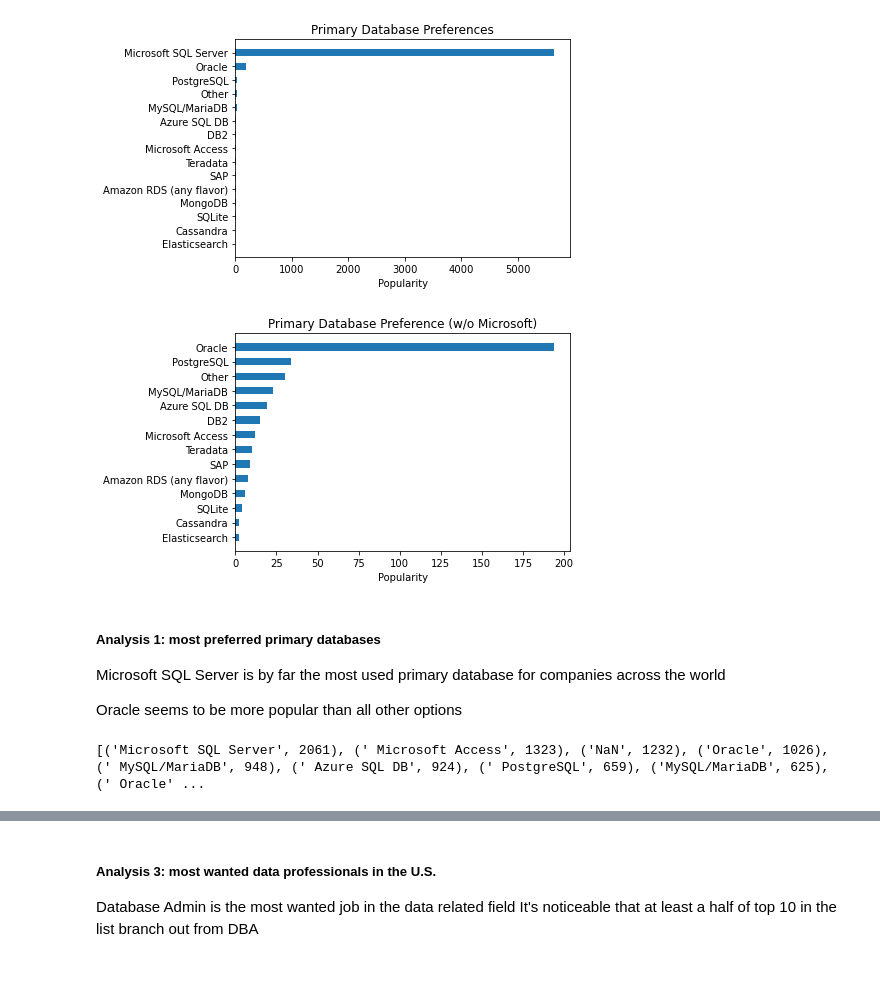
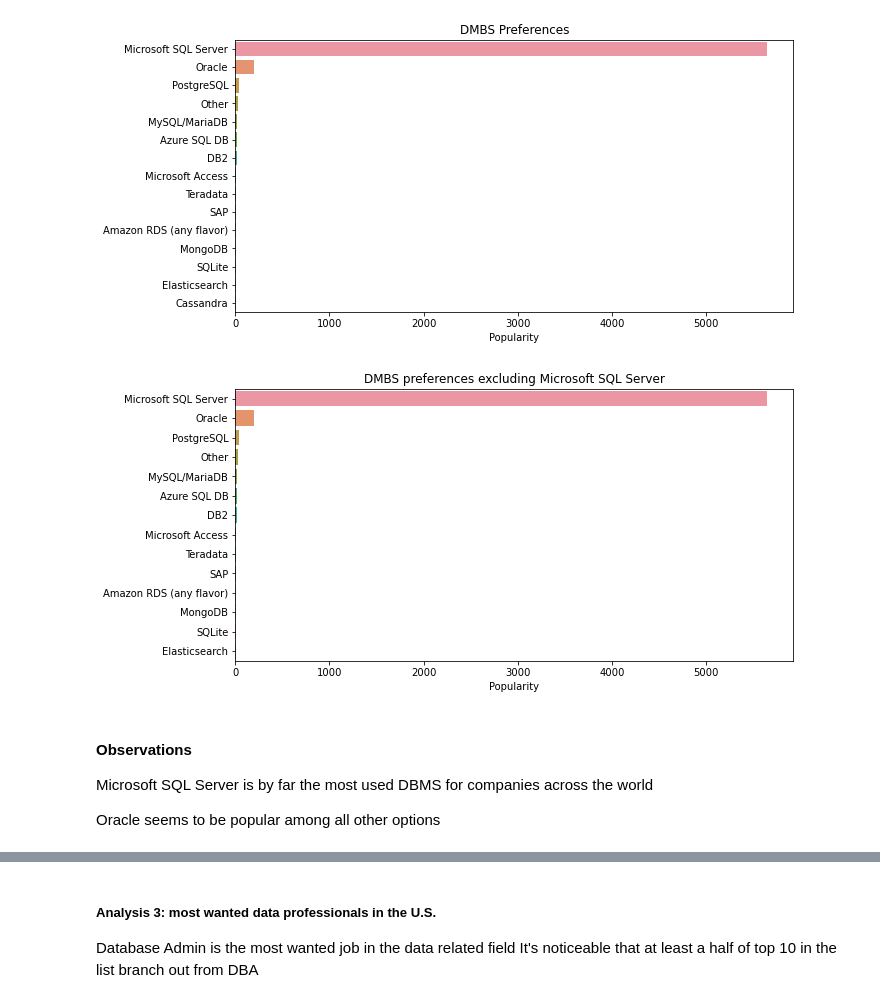
Before and after one commit to tw7366/Projects, a Jupyter notebook: Projects/2018 Data Professionals' Average Salaries.ipynb, the cells around one changed output, grey strips where cells are left out. Drawn from its saved outputs; the diff is of its cells as text; code cells hidden in the pictures; blank space fills up the shorter version.

Commit message:
restarted data prof 2018 analysis up to distribution of data jobs

```diff
--- a/Projects/2018 Data Professionals' Average Salaries.ipynb
+++ b/Projects/2018 Data Professionals' Average Salaries.ipynb
@@ -16,5 +16,6 @@ from collections import Counter, defaultdict
 # %%
-prof_table = pd.read_excel('2018_Data_Professionals_Salary.xlsx')
+prof_table = pd.read_csv(r'datasets\2018_Data_Professionals_Salary.csv', encoding='latin1')
+prof_table.drop(columns='OtherDatabases', inplace=True)
 print(prof_table.info())
 # %% [output]
 <class 'pandas.core.frame.DataFrame'>
@@ -63,0 +37,8 @@ print(primary_count)
+# %%
+prof_table.rename(columns={'SalaryUSD':'SALARY_USD', 'Country':'COUNTRY', 'PrimaryDatabase':'DMBS',
+                           'YearsWithThisDatabase':'DBMS_YEARS', 'JobTitle':'JOB_TITLE',
+                           'YearsWithThisTypeOfJob':'EXPERIENCE', 'Education':'EDUCATION',
+                           'HoursWorkedPerWeek':'WEEKLY_HOUR'}, inplace=True)
+
+# seeing if there is any invalid values
+prof_table.isnull().sum()
@@ -63,0 +57,4 @@ print(primary_count)
+# %%
+primary_list = prof_table['DMBS'].value_counts().index
+primary_count = (prof_table['DMBS'].value_counts().values)
+print(prof_table['DMBS'].value_counts())
@@ -64,33 +78,24 @@ print(primary_count)
 # %%
-# distribute tuples to different lists
-primary_list = []
-popularity_list = []
-for item in primary_count:
-    primary_list.append(item[0])
-    popularity_list.append(item[1])
-
 # creating a graph of primary databases
-plt.barh(primary_list, popularity_list, 0.5)
+plt.figure(figsize=(10,5))
+sns.barplot(x = primary_count, y = primary_list)
 plt.xlabel('Popularity')
-plt.title('Primary Database Preferences')
+plt.title('DMBS Preferences')
 plt.tight_layout
 plt.show()
-plt.savefig('temporary.png')
 
 # creating another graph without MS SQL Server stats
-primary_list.remove('Microsoft SQL Server')
-popularity_list.remove(5643)
-# creating another graph without MS SQL Server stats
-plt.barh(primary_list, popularity_list, 0.5)
+plt.figure(figsize=(10,5))
+sns.barplot(x = primary_count[:-1], y = primary_list[:-1])
 plt.xlabel('Popularity')
-plt.title('Primary Database Preference (w/o Microsoft)')
+plt.title('DMBS preferences excluding Microsoft SQL Server')
 plt.tight_layout
 plt.show()
 # %% [output]
-[figure, old version]
+[figure, new version]
-[figure, old version]
+[figure, new version]
 # %% [markdown]
-##### Analysis 1: most preferred primary databases
-Microsoft SQL Server is by far the most used primary database for companies across the world
+#### Observations
+Microsoft SQL Server is by far the most used DBMS for companies across the world
 
-Oracle seems to be more popular than all other options
+Oracle seems to be popular among all other options
@@ -100,9 +101,0 @@ prof_table['OtherDatabases'] = prof_table['OtherDatabases'].fillna("Unknown")
-# %%
-# cleanse data in the 'OtherDatabases' column and count occurrences of each item
-secondary_count = Counter()
-for row in prof_table['OtherDatabases']:
-    secondary_count.update(row.split(','))
-secondary_count = secondary_count.most_common(20)
-print(secondary_count)
-# %% [output]
-[('Microsoft SQL Server', 2061), (' Microsoft Access', 1323), ('NaN', 1232), ('Oracle', 1026), (' MySQL/MariaDB', 948), (' Azure SQL DB', 924), (' PostgreSQL', 659), ('MySQL/MariaDB', 625), (' Oracle' ...
```
Also changed, not shown: parts of 32 cells of this notebook.
